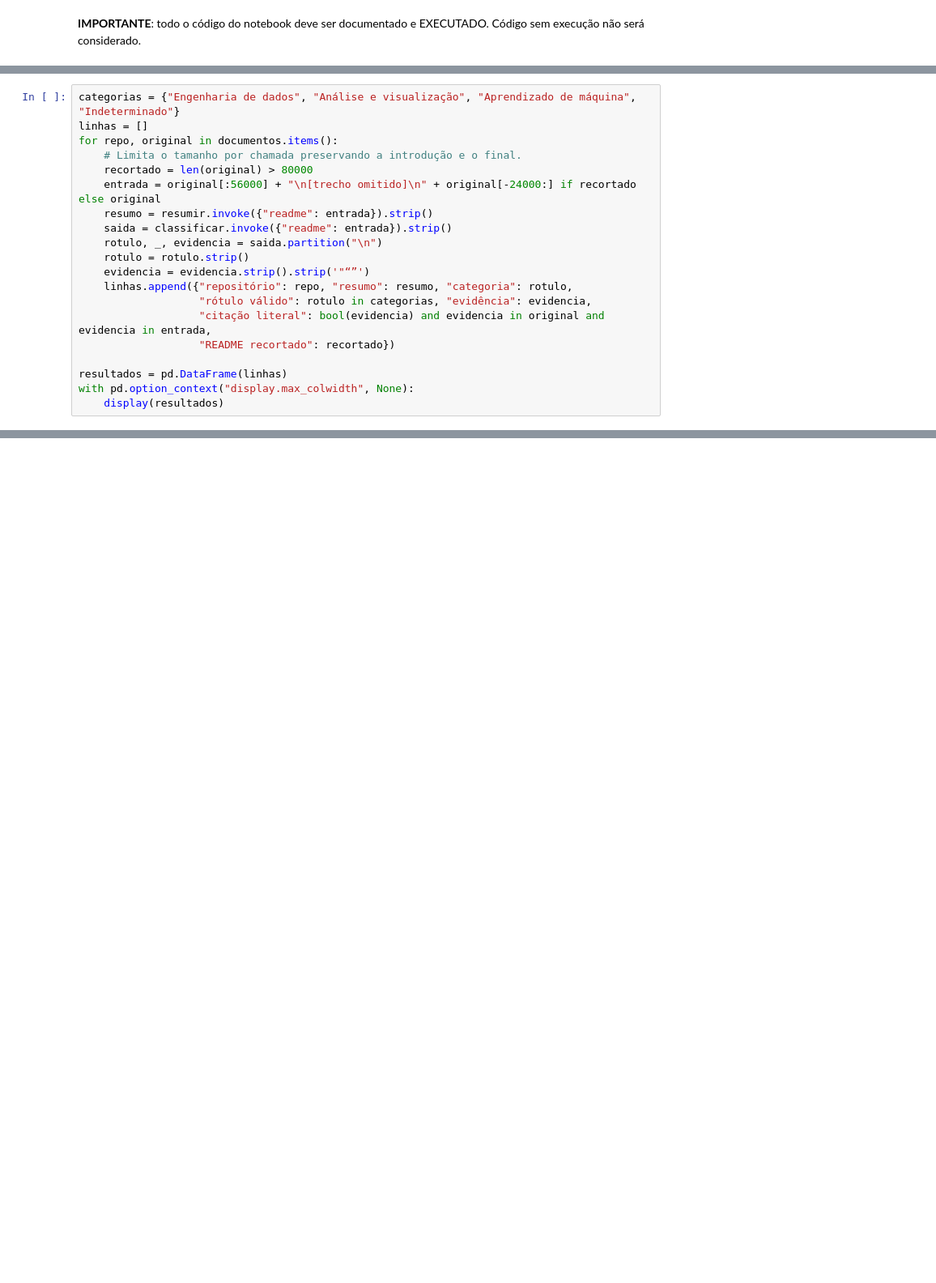
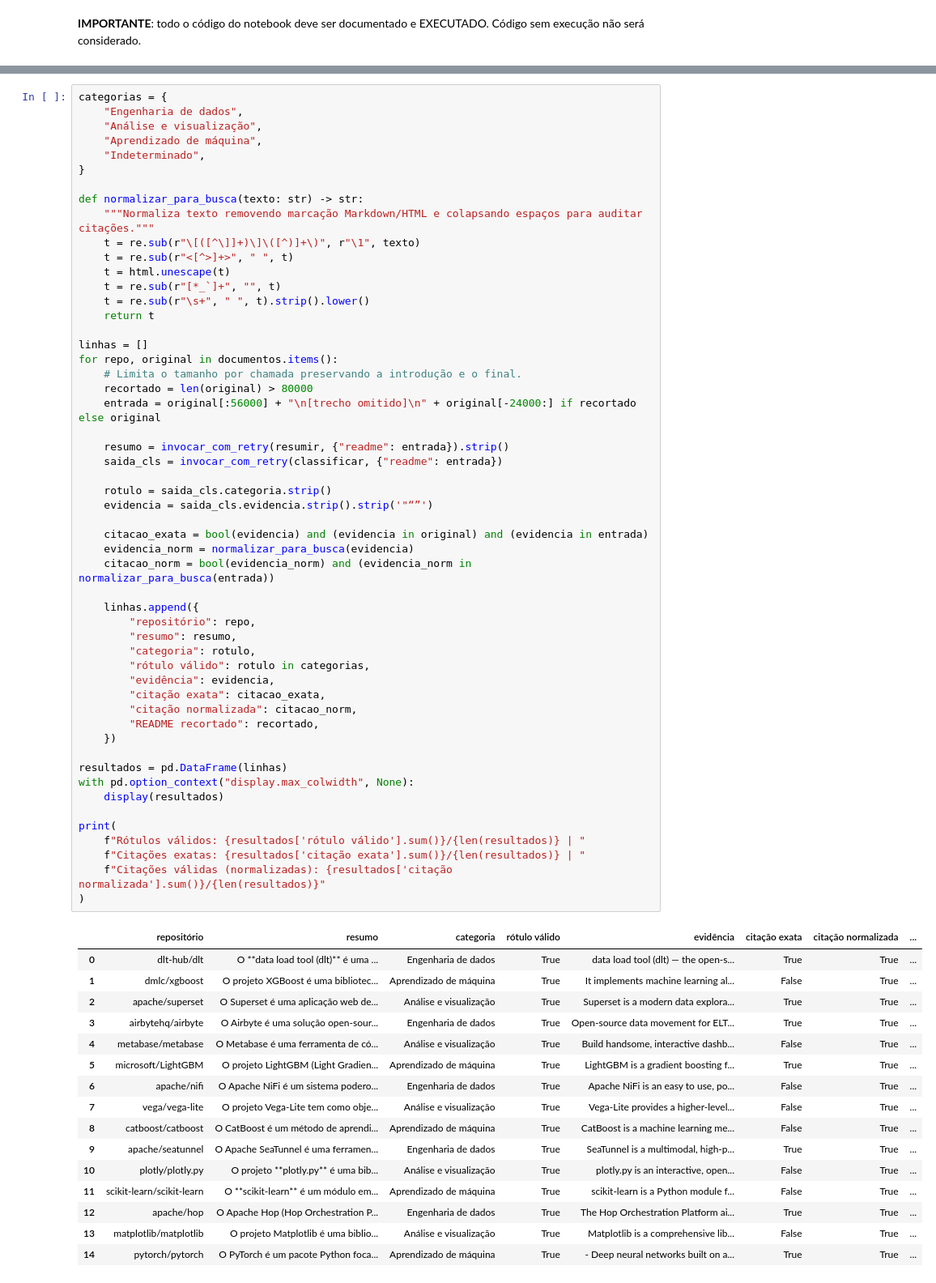
Before and after one commit to RodrigoDiasdeSousa/projeto-pln-ufabc, a Jupyter notebook: Projeto_PLN_RAG.ipynb, the cells around one changed output, grey strips where cells are left out. Shown at 81% size. Saved outputs shown, nothing was run; the diff lists cells and outputs as text; blank space fills up the shorter version.

```diff
--- a/Projeto_PLN_RAG.ipynb
+++ b/Projeto_PLN_RAG.ipynb
@@ -223,20 +94,0 @@ O programa verifica se o rótulo pertence as classes criadas e se a citação ap
-# %%
-categorias = {"Engenharia de dados", "Análise e visualização", "Aprendizado de máquina", "Indeterminado"}
-linhas = []
-for repo, original in documentos.items():
-    # Limita o tamanho por chamada preservando a introdução e o final.
-    recortado = len(original) > 80000
-    entrada = original[:56000] + "\n[trecho omitido]\n" + original[-24000:] if recortado else original
-    resumo = resumir.invoke({"readme": entrada}).strip()
-    saida = classificar.invoke({"readme": entrada}).strip()
-    rotulo, _, evidencia = saida.partition("\n")
-    rotulo = rotulo.strip()
-    evidencia = evidencia.strip().strip('"“”')
-    linhas.append({"repositório": repo, "resumo": resumo, "categoria": rotulo,
-                   "rótulo válido": rotulo in categorias, "evidência": evidencia,
-                   "citação literal": bool(evidencia) and evidencia in original and evidencia in entrada,
-                   "README recortado": recortado})
-
-resultados = pd.DataFrame(linhas)
-with pd.option_context("display.max_colwidth", None):
-    display(resultados)
@@ -423,0 +361,70 @@ FALTA ESCREVER OS RESULTADOS
+# %%
+categorias = {
+    "Engenharia de dados",
+    "Análise e visualização",
+    "Aprendizado de máquina",
+    "Indeterminado",
+}
+
+def normalizar_para_busca(texto: str) -> str:
+    """Normaliza texto removendo marcação Markdown/HTML e colapsando espaços para auditar citações."""
+    t = re.sub(r"\[([^\]]+)\]\([^)]+\)", r"\1", texto)
+    t = re.sub(r"<[^>]+>", " ", t)
+    t = html.unescape(t)
+    t = re.sub(r"[*_`]+", "", t)
+    t = re.sub(r"\s+", " ", t).strip().lower()
+    return t
+
+linhas = []
+for repo, original in documentos.items():
+    # Limita o tamanho por chamada preservando a introdução e o final.
+    recortado = len(original) > 80000
+    entrada = original[:56000] + "\n[trecho omitido]\n" + original[-24000:] if recortado else original
+
+    resumo = invocar_com_retry(resumir, {"readme": entrada}).strip()
+    saida_cls = invocar_com_retry(classificar, {"readme": entrada})
+
+    rotulo = saida_cls.categoria.strip()
+    evidencia = saida_cls.evidencia.strip().strip('"“”')
+
+    citacao_exata = bool(evidencia) and (evidencia in original) and (evidencia in entrada)
+    evidencia_norm = normalizar_para_busca(evidencia)
+    citacao_norm = bool(evidencia_norm) and (evidencia_norm in normalizar_para_busca(entrada))
+
+    linhas.append({
+        "repositório": repo,
+        "resumo": resumo,
+        "categoria": rotulo,
+        "rótulo válido": rotulo in categorias,
+        "evidência": evidencia,
+        "citação exata": citacao_exata,
+        "citação normalizada": citacao_norm,
+        "README recortado": recortado,
+    })
+
+resultados = pd.DataFrame(linhas)
+with pd.option_context("display.max_colwidth", None):
+    display(resultados)
+
+print(
+    f"Rótulos válidos: {resultados['rótulo válido'].sum()}/{len(resultados)} | "
+    f"Citações exatas: {resultados['citação exata'].sum()}/{len(resultados)} | "
+    f"Citações válidas (normalizadas): {resultados['citação normalizada'].sum()}/{len(resultados)}"
+)
+# %% [output]
+|  | repositório | resumo | categoria | rótulo válido | evidência | citação exata | citação normalizada | ... |
+| 0 | dlt-hub/dlt | O **data load tool (dlt)** é uma ... | Engenharia de dados | True | data load tool (dlt) — the open-s... | True | True | ... |
+| 1 | dmlc/xgboost | O projeto XGBoost é uma bibliotec... | Aprendizado de máquina | True | It implements machine learning al... | False | True | ... |
+| 2 | apache/superset | O Superset é uma aplicação web de... | Análise e visualização | True | Superset is a modern data explora... | True | True | ... |
+| 3 | airbytehq/airbyte | O Airbyte é uma solução open-sour... | Engenharia de dados | True | Open-source data movement for ELT... | True | True | ... |
+| 4 | metabase/metabase | O Metabase é uma ferramenta de có... | Análise e visualização | True | Build handsome, interactive dashb... | False | True | ... |
+| 5 | microsoft/LightGBM | O projeto LightGBM (Light Gradien... | Aprendizado de máquina | True | LightGBM is a gradient boosting f... | True | True | ... |
+| 6 | apache/nifi | O Apache NiFi é um sistema podero... | Engenharia de dados | True | Apache NiFi is an easy to use, po... | False | True | ... |
+| 7 | vega/vega-lite | O projeto Vega-Lite tem como obje... | Análise e visualização | True | Vega-Lite provides a higher-level... | False | True | ... |
+| 8 | catboost/catboost | O CatBoost é um método de aprendi... | Aprendizado de máquina | True | CatBoost is a machine learning me... | False | True | ... |
+| 9 | apache/seatunnel | O Apache SeaTunnel é uma ferramen... | Engenharia de dados | True | SeaTunnel is a multimodal, high-p... | True | True | ... |
+| 10 | plotly/plotly.py | O projeto **plotly.py** é uma bib... | Análise e visualização | True | plotly.py is an interactive, open... | False | True | ... |
+| 11 | scikit-learn/scikit-learn | O **scikit-learn** é um módulo em... | Aprendizado de máquina | True | scikit-learn is a Python module f... | False | True | ... |
+| 12 | apache/hop | O Apache Hop (Hop Orchestration P... | Engenharia de dados | True | The Hop Orchestration Platform ai... | True | True | ... |
+| 13 | matplotlib/matplotlib | O projeto Matplotlib é uma biblio... | Análise e visualização | True | Matplotlib is a comprehensive lib... | False | True | ... |
+| 14 | pytorch/pytorch | O PyTorch é um pacote Python foca... | Aprendizado de máquina | True | - Deep neural networks built on a... | True | True | ... |
```
Also changed, not shown: parts of 44 cells of this notebook, 2 other files.
